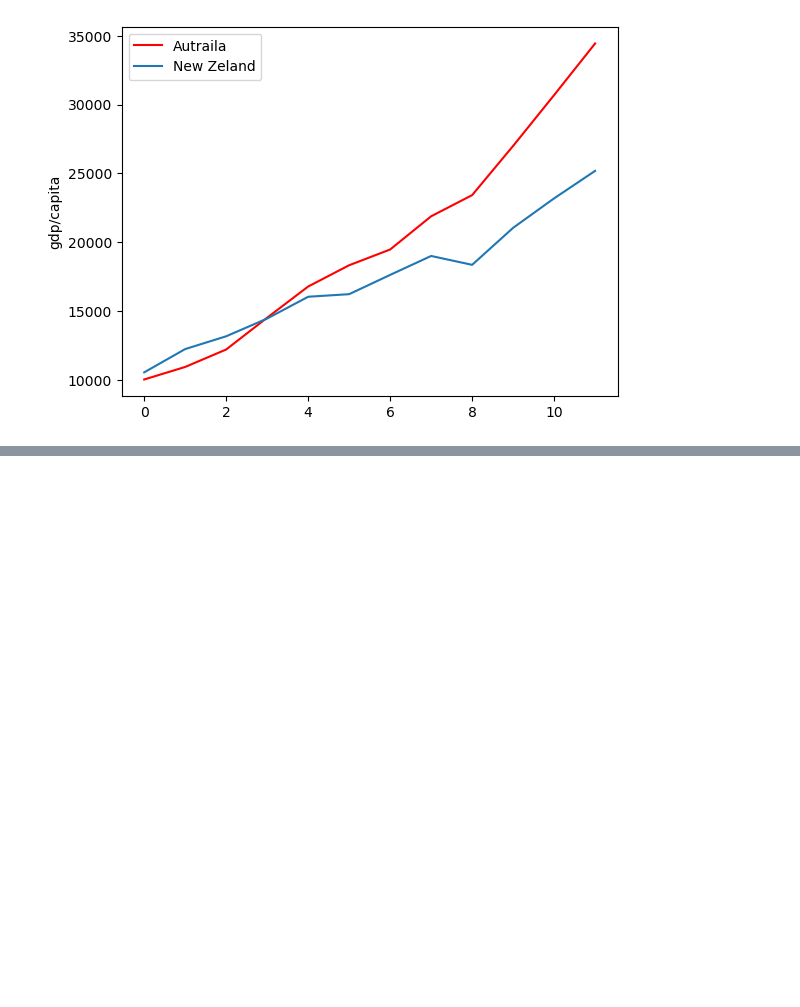
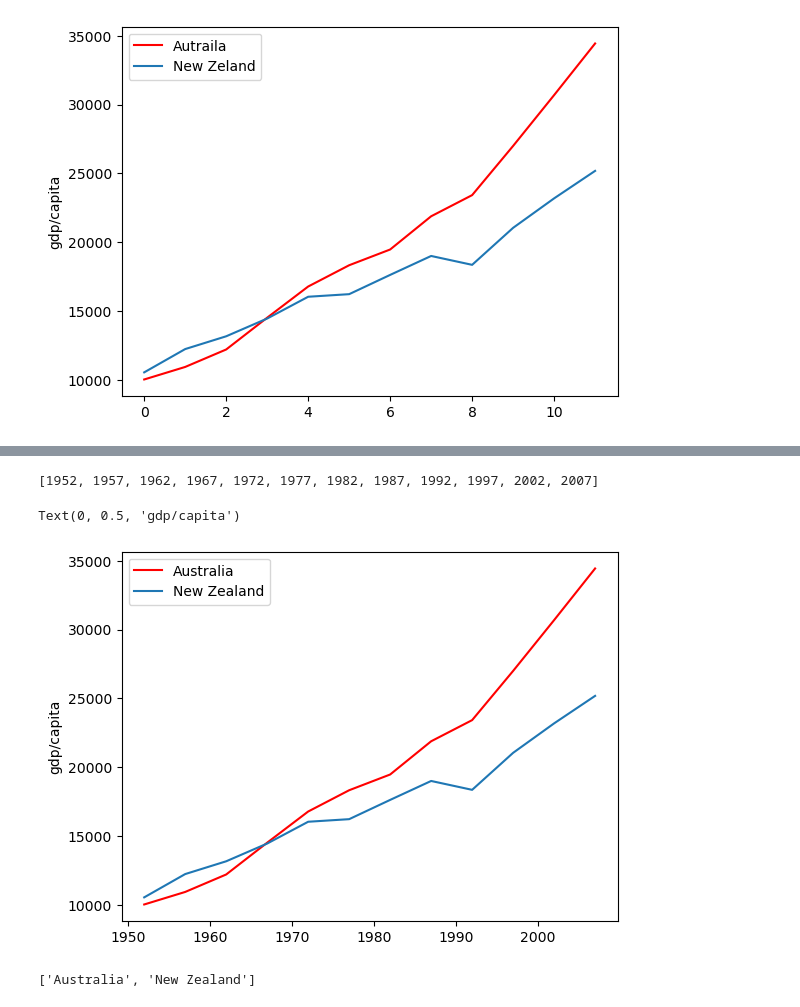
Before and after one commit to UMD-ENMA165-2025-Spring/readdata, a Jupyter notebook: readfile.ipynb, the cells around one changed output, grey strips where cells are left out. Drawn from its saved outputs; the diff is of its cells as text; code cells hidden in the pictures; blank space fills up the shorter version.

Commit message:
automated the plotting

```diff
--- a/readfile.ipynb
+++ b/readfile.ipynb
@@ -290,0 +295,9 @@ Text(0, 0.5, 'gdp/capita')
+# %%
+f = open("data/gapminder_gdp_oceania.csv","r")
+s=f.readline()
+entries = []
+#for row in s.strip().split("\n"):
+    values = row.split(",")
+    entries.append(values)
+
+print(entries)
@@ -290,0 +322,28 @@ Text(0, 0.5, 'gdp/capita')
+# %%
+f = open("data/gapminder_gdp_oceania.csv","r")
+s=f.readline()
+row=s.strip("\n")
+
+
+values = row.split(",")
+
+newlist=[]
+for gdp in values[1:13]:
+    gdp=gdp.strip("gdpPercap_")
+    newlist.append(int(gdp))
+
+
+print(newlist)
+
+#entries.append(values)
+# %% [output]
+[1952, 1957, 1962, 1967, 1972, 1977, 1982, 1987, 1992, 1997, 2002, 2007]
+# %%
+_ = plt.plot(newlist,rowzero,"r-", label = entries[0] )
+_ = plt.plot(newlist,variable0[1], label = entries[1])
+
+plt.legend()
+plt.ylabel("gdp/capita")
+# %% [output]
+Text(0, 0.5, 'gdp/capita')
+[figure, added]
@@ -290,0 +353,9 @@ Text(0, 0.5, 'gdp/capita')
+# %%
+entries = []
+for row in s.strip().split("\n"):
+    values = row.split(",")
+    entries.append(values[0])
+entries=entries[1:]
+print(entries)
+# %% [output]
+['Australia', 'New Zealand']
```
Also changed, not shown: parts of 8 cells of this notebook.
